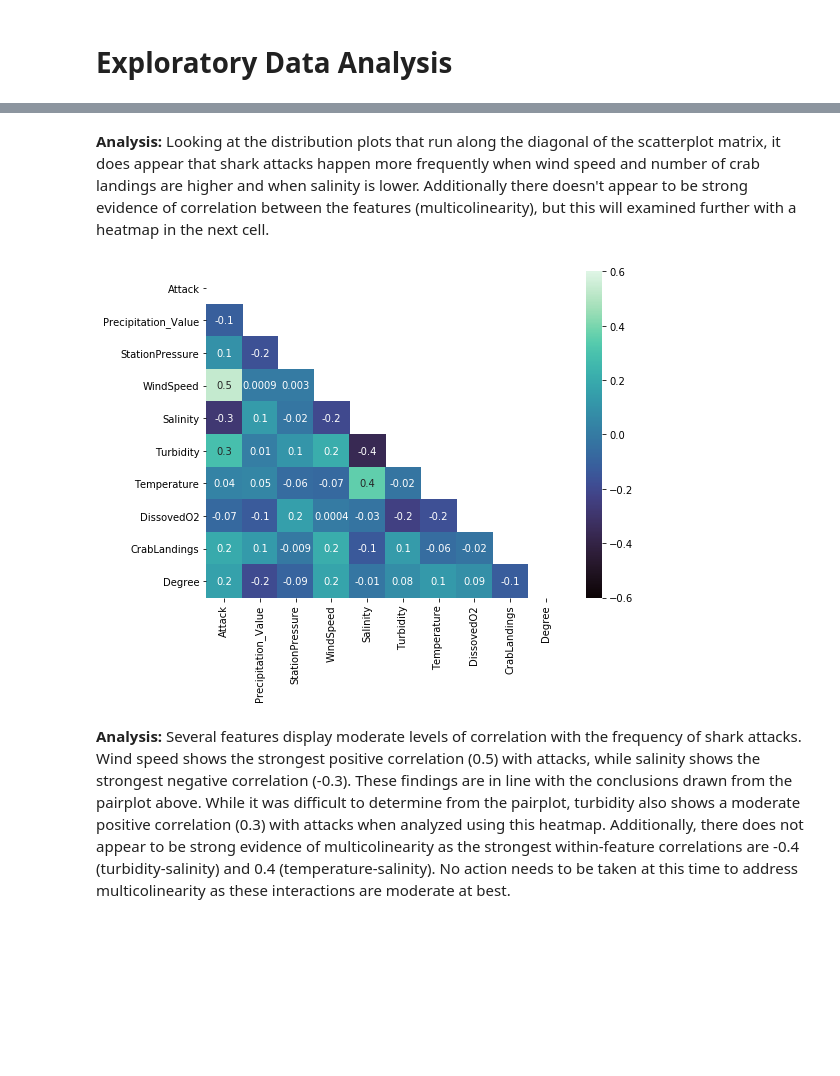
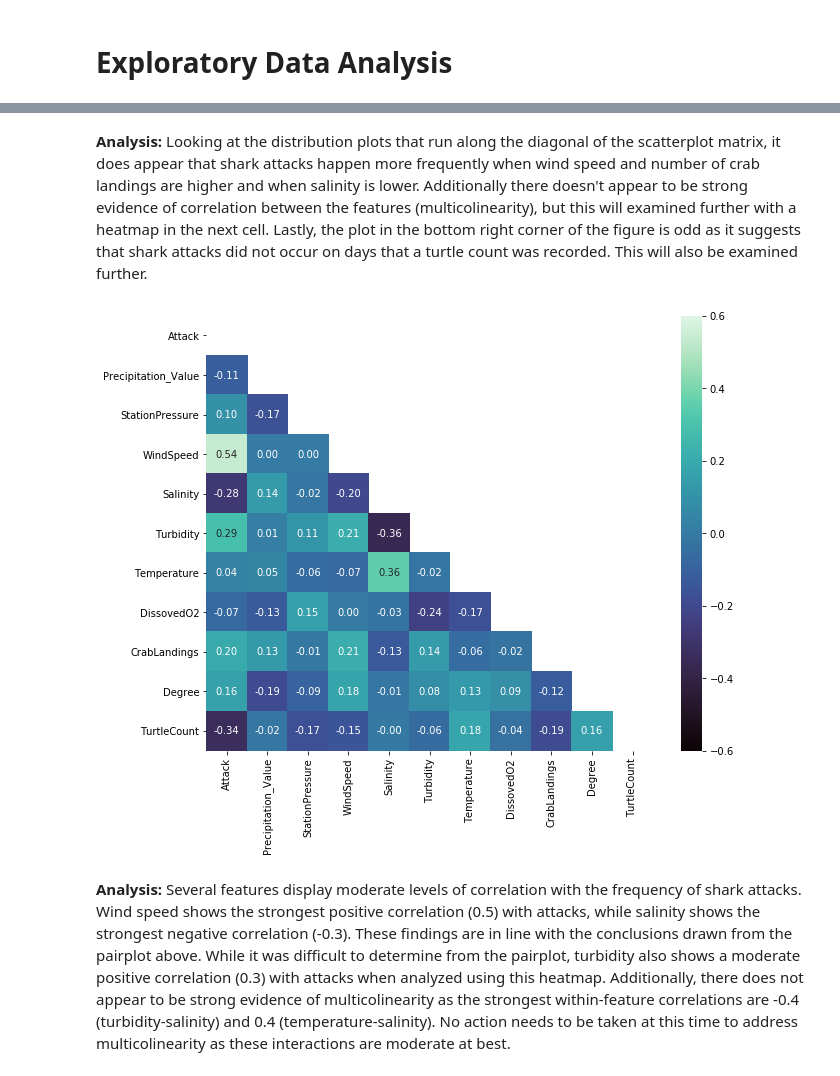
Before and after one commit to kpokrass/Shark_Attacks, a Jupyter notebook: shark_attacks.ipynb, the cells around one changed output, grey strips where cells are left out. Saved outputs shown, nothing was run; the diff lists cells and outputs as text; code cells hidden in the pictures; blank space fills up the shorter version.

```diff
--- a/shark_attacks.ipynb
+++ b/shark_attacks.ipynb
@@ -140,0 +76,11 @@ data2.head()
+# %%
+# Drop columns as outlined above. Since the number of columns to drop is greater than the number of columns to keep,
+# slice the df for only the columns that are going to be used
+
+keep_cols = ['Date','TurtleExactCountSC','TurtleExactCountNC','Time','Species', 'Attack', 'Timeofattack','MoonPhase',
+             'Precipitation_Value','StationPressure', 'WindSpeed', 'Salinity', 'Turbidity', 'Temperature',
+             'DissovedO2','CrabLandings', 'Degree']
+
+data2 = data[keep_cols]
+
+data2.head()
@@ -210,0 +116,14 @@ data_raw.head()
+# %%
+# Create the TurtleCount column by adding together the values in the TurtleExactCountNC and the TurtleExactCountSC
+# columns. Fill the null values in the TurtleCount column with its median value.
+# Then drop the individual NC and SC turtle count columns
+
+data2['TurtleCount'] = data2['TurtleExactCountSC'] + data2['TurtleExactCountNC']
+
+attacks_df = data2[data2.Attack == 'Yes']
+print('Number of Null Values for Shark Attack Observations: ', attacks_df.TurtleCount.isna().sum())
+print("\n")
+
+data2 = data2.fillna(value={'TurtleCount': 11.0}, axis=0)
+data2 = data2.drop(['TurtleExactCountSC', 'TurtleExactCountNC'], axis=1)
+data2.info()
@@ -210,0 +148,6 @@ data_raw.head()
+# %%
+# Create a df for modeling and drop its remaining Null values
+
+model_df = data2.drop(['Time', 'Species', 'Timeofattack'], axis=1)
+model_df = model_df.dropna()
+model_df.info()
@@ -211,9 +173,9 @@ data_raw.head()
 # %%
 # Binarize target column
-data_raw.loc[(data_raw.Attack == 'No'), 'Attack'] = 0
-data_raw.loc[(data_raw.Attack == 'Yes'), 'Attack'] = 1
-print(data_raw.Attack.value_counts())
-data_raw.head()
+model_df.loc[(model_df.Attack == 'No'), 'Attack'] = 0
+model_df.loc[(model_df.Attack == 'Yes'), 'Attack'] = 1
+print(model_df.Attack.value_counts())
+model_df.head()
 # %% [output]
 0    114
 1     68
@@ -527,14 +865,14 @@ plt.show()
 # %% [markdown]
-**Analysis:** Looking at the distribution plots that run along the diagonal of the scatterplot matrix, it does appear that shark attacks happen more frequently when wind speed and number of crab landings are higher and when salinity is lower. Additionally there doesn't appear to be strong evidence of correlation between the features (multicolinearity), but this will examined further with a heatmap in the next cell.
+**Analysis:** Looking at the distribution plots that run along the diagonal of the scatterplot matrix, it does appear that shark attacks happen more frequently when wind speed and number of crab landings are higher and when salinity is lower. Additionally there doesn't appear to be strong evidence of correlation between the features (multicolinearity), but this will examined further with a heatmap in the next cell. Lastly, the plot in the bottom right corner of the figure is odd as it suggests that shark attacks did not occur on days that a turtle count was recorded. This will also be examined further.
 # %%
 # Another check for correlation and multicollinearity
-mask = np.zeros_like(data_raw.corr())
+mask = np.zeros_like(model_df.corr())
 mask[np.triu_indices_from(mask)] = True
 
-fig = plt.figure(figsize=(8,6))
-sns.heatmap(data_raw.corr(), vmin=-.6, vmax=.6, mask=mask, cmap='mako', annot=True, fmt='.1g')
+fig = plt.figure(figsize=(10,8))
+sns.heatmap(model_df.corr(), vmin=-.6, vmax=.6, mask=mask, cmap='mako', annot=True, fmt='.2f')
 plt.show()
 # %% [output]
-[figure, old version]
+[figure, new version]
 # %% [markdown]
 **Analysis:** Several features display moderate levels of correlation with the frequency of shark attacks. Wind speed shows the strongest positive correlation (0.5) with attacks, while salinity shows the strongest negative correlation (-0.3). These findings are in line with the conclusions drawn from the pairplot above. While it was difficult to determine from the pairplot, turbidity also shows a moderate positive correlation (0.3) with attacks when analyzed using this heatmap. Additionally, there does not appear to be strong evidence of multicolinearity as the strongest within-feature correlations are -0.4 (turbidity-salinity) and 0.4 (temperature-salinity). No action needs to be taken at this time to address multicolinearity as these interactions are moderate at best.
```
Also changed, not shown: parts of 67 cells of this notebook.
